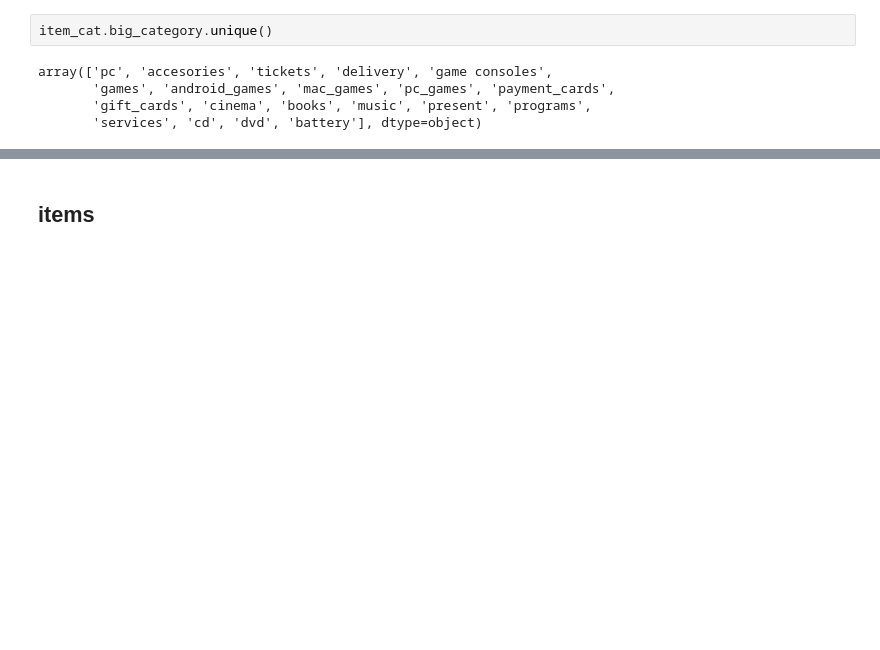
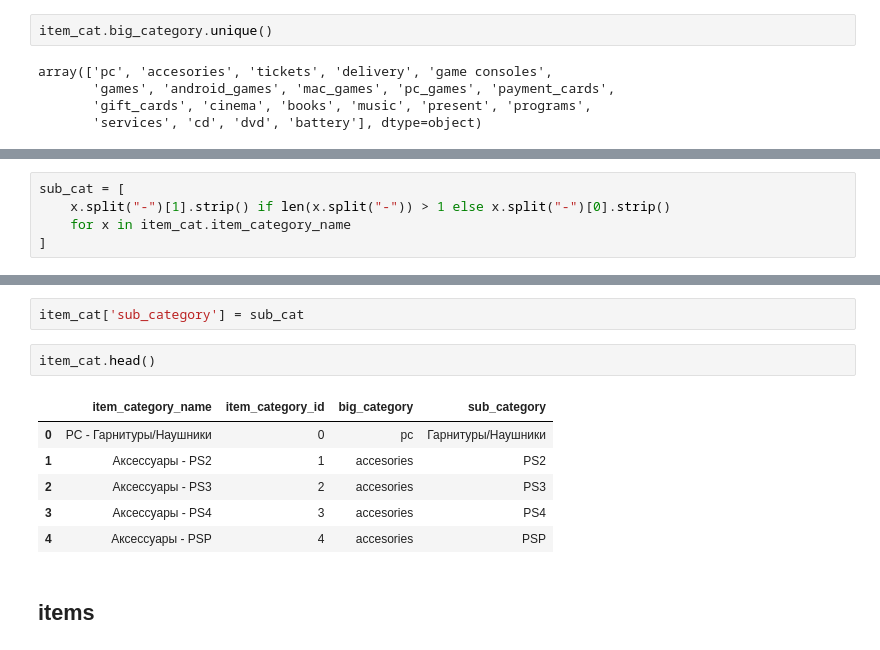
Before and after one commit to LM1398/kaggle_pfs, a Jupyter notebook: notebook/pfs_7_lightgbm_baseline.ipynb, the cells around one changed output, grey strips where cells are left out. Saved outputs shown, nothing was run; the diff lists cells and outputs as text; blank space fills up the shorter version.

```diff
--- a/notebook/pfs_7_lightgbm_baseline.ipynb
+++ b/notebook/pfs_7_lightgbm_baseline.ipynb
@@ -130,0 +173,5 @@ array(['pc', 'accesories', 'tickets', 'delivery', 'game consoles',
+# %%
+sub_cat = [
+    x.split("-")[1].strip() if len(x.split("-")) > 1 else x.split("-")[0].strip()
+    for x in item_cat.item_category_name
+]
@@ -131,3 +198,14 @@ array(['pc', 'accesories', 'tickets', 'delivery', 'game consoles',
+# %%
+item_cat['sub_category'] = sub_cat
+# %%
+item_cat.head()
+# %% [output]
+|  | item_category_name | item_category_id | big_category | sub_category |
+| 0 | PC - Гарнитуры/Наушники | 0 | pc | Гарнитуры/Наушники |
+| 1 | Аксессуары - PS2 | 1 | accesories | PS2 |
+| 2 | Аксессуары - PS3 | 2 | accesories | PS3 |
+| 3 | Аксессуары - PS4 | 3 | accesories | PS4 |
+| 4 | Аксессуары - PSP | 4 | accesories | PSP |
 # %% [markdown]
 ## items
 # %%
```
Also changed, not shown: parts of 4 cells of this notebook.
